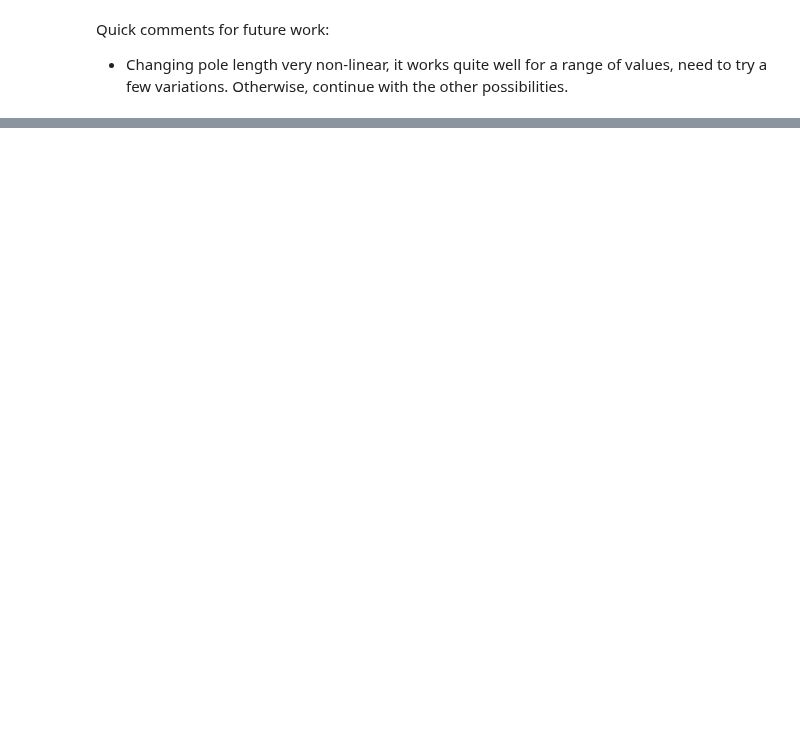
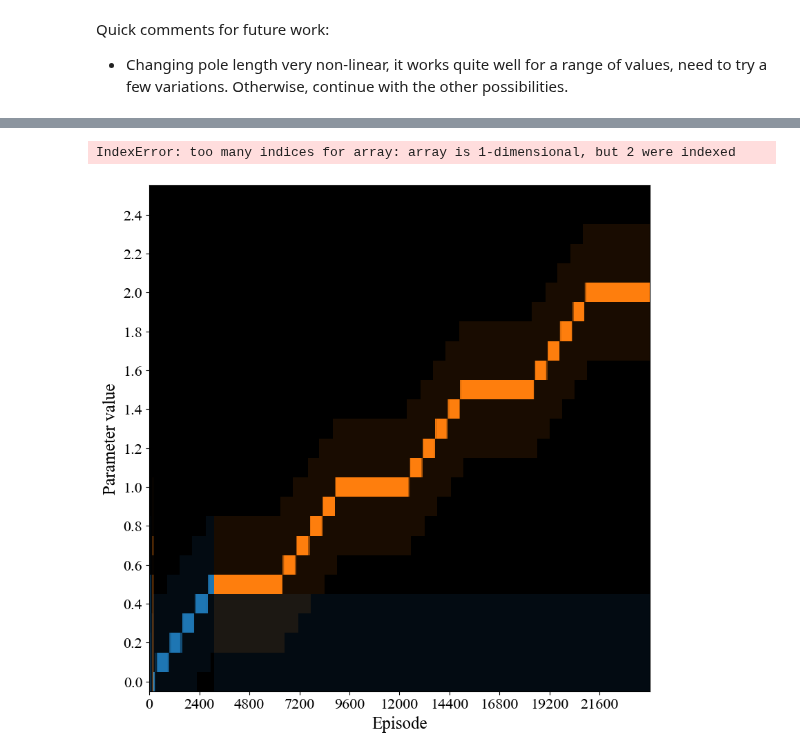
Before and after one commit to RichieRich2569/COINRL, a Jupyter notebook: new_figures.ipynb, the cells around one changed output, grey strips where cells are left out. Saved outputs shown, nothing was run; the diff lists cells and outputs as text; code cells hidden in the pictures; blank space fills up the shorter version.

```diff
--- a/new_figures.ipynb
+++ b/new_figures.ipynb
@@ -2735,6 +2420,6 @@ plt.grid(True)
 plt.show()
 
 # Train boolean
-TRAIN = True  # Set to True to train, False to load saved results
+TRAIN = False # Set to True to train, False to load saved results
 
 test_length_values = np.linspace(0.5, 3.0, 20)  # 20 values from 0.5 to 3.0
@@ -2933,26 +2603,33 @@ if TRAIN:
         # Create the MountainCar environment with the current gravity scale factor
         env = CustomCartPoleEnv(length=length, render_mode="none")
 
-        context_fcn = lambda j: data_dict[i]
+        # Find appropriate p_context by minimising distance to trained contexts
+        unique_len = np.unique(length_values)
+        distances = np.abs(unique_len - length)
+        closest_context = np.argmin(distances)
+        prob_dict = np.zeros((max_contexts+1, ))  # +1 for novel context
+        prob_dict[closest_context] = 1.0
 
+        context_fcn = lambda j: prob_dict
         # Evaluate the agent in the current context, for 1000 episodes
         evaluation_reward = n_pcy_agent.evaluate(
             env=env,
             n_episodes=1000,
+            context_probs_fn=context_fcn,
             max_steps_per_episode=200
         )
 
         # Find mean and std of evaluation rewards
         mean_reward = np.mean(evaluation_reward)
         std_reward = np.std(evaluation_reward)
-        test_results_one_policy[length] = {
+        test_results_n_policy[length] = {
             'mean_reward': mean_reward,
             'std_reward': std_reward
         }
 
-        # Save test results
-        with open(FIG9b_N_POLICY_TEST_PATH, "wb") as f:
-            pickle.dump(test_results_n_policy, f)
+    # Save test results
+    with open(FIG9b_N_POLICY_TEST_PATH, "wb") as f:
+        pickle.dump(test_results_n_policy, f)
 else:
     # Load test results
     if os.path.exists(FIG9b_N_POLICY_TEST_PATH):
@@ -2991,0 +3151,28 @@ Quick comments for future work:
+# %%
+from utils.plot_utils import plot_context_probabilities, plot_hor_context_prob
+
+plt.rcParams.update({
+    "font.family": "Times New Roman",
+    "font.size": 19,
+    "axes.titlesize": 19,
+    "axes.labelsize": 18,
+    "legend.fontsize": 12,
+    "xtick.labelsize": 16,
+    "ytick.labelsize": 16
+})
+
+ax1 = plot_hor_context_prob(
+    pred_resp,
+    test_gravity_values,
+    data,
+    train_stride=50,
+    min_intensity = 0.1,
+    fig_size=(8,8)
+)
+
+# Set ax1 label
+ax1.set_xlabel("Episode")
+ax1.set_ylabel("Parameter Value")
+# %% [output]
+IndexError: too many indices for array: array is 1-dimensional, but 2 were indexed
+[figure, added]
```
Also changed, not shown: parts of 53 cells of this notebook, 7 other files.
